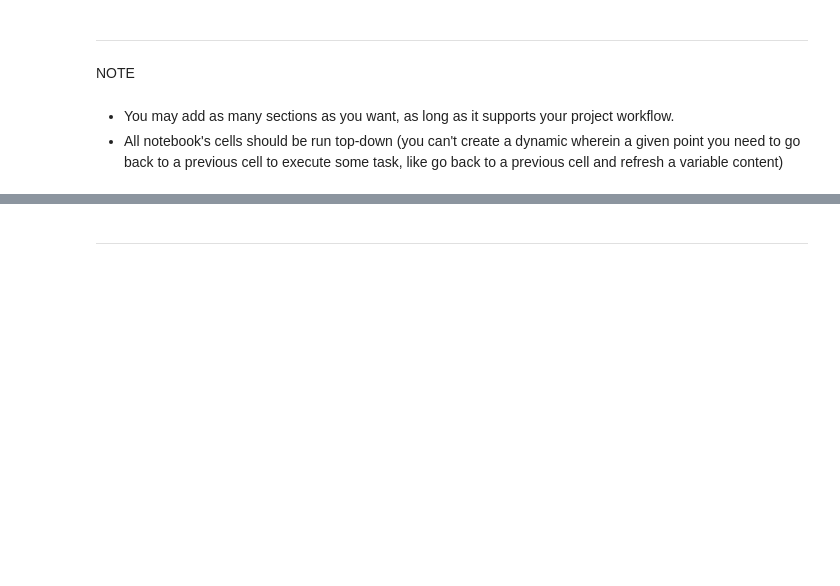
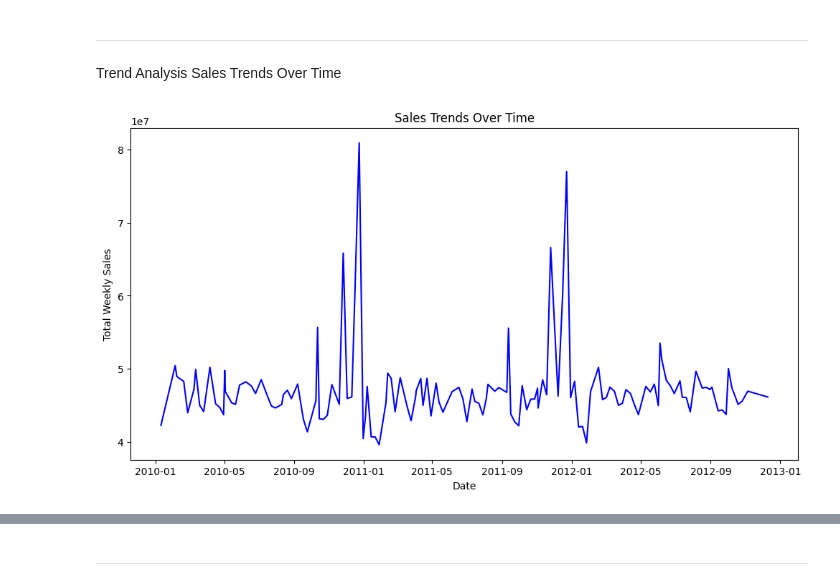
Before and after one commit to babatolabejide/CIproject1, a Jupyter notebook: jupyter_notebooks/Notebook_Template.ipynb, the cells around one changed output, grey strips where cells are left out. Saved outputs shown, nothing was run; the diff lists cells and outputs as text; code cells hidden in the pictures; blank space fills up the shorter version.

Commit message:
project complete

```diff
--- a/jupyter_notebooks/Notebook_Template.ipynb
+++ b/jupyter_notebooks/Notebook_Template.ipynb
@@ -239,7 +253,20 @@ Section 2 content
 # %% [markdown]
 ---
-# %% [markdown]
-NOTE
-# %% [markdown]
-* You may add as many sections as you want, as long as it supports your project workflow.
-* All notebook's cells should be run top-down (you can't create a dynamic wherein a given point you need to go back to a previous cell to execute some task, like go back to a previous cell and refresh a variable content)
+# %% [markdown]
+Trend Analysis
+Sales Trends Over Time
+# %%
+sales['Date'] = pd.to_datetime(sales['Date'])
+
+# Grouping data by date and calculating total sales
+sales_trend = sales.groupby('Date')['Weekly_Sales'].sum().reset_index()
+
+# Plotting
+plt.figure(figsize=(12, 6))
+sns.lineplot(data=sales_trend, x='Date', y='Weekly_Sales', color='blue')
+plt.title('Sales Trends Over Time')
+plt.xlabel('Date')
+plt.ylabel('Total Weekly Sales')
+plt.show()
+# %% [output]
+[figure, added]
```
Also changed, not shown: parts of 18 cells of this notebook, 2 other files.
